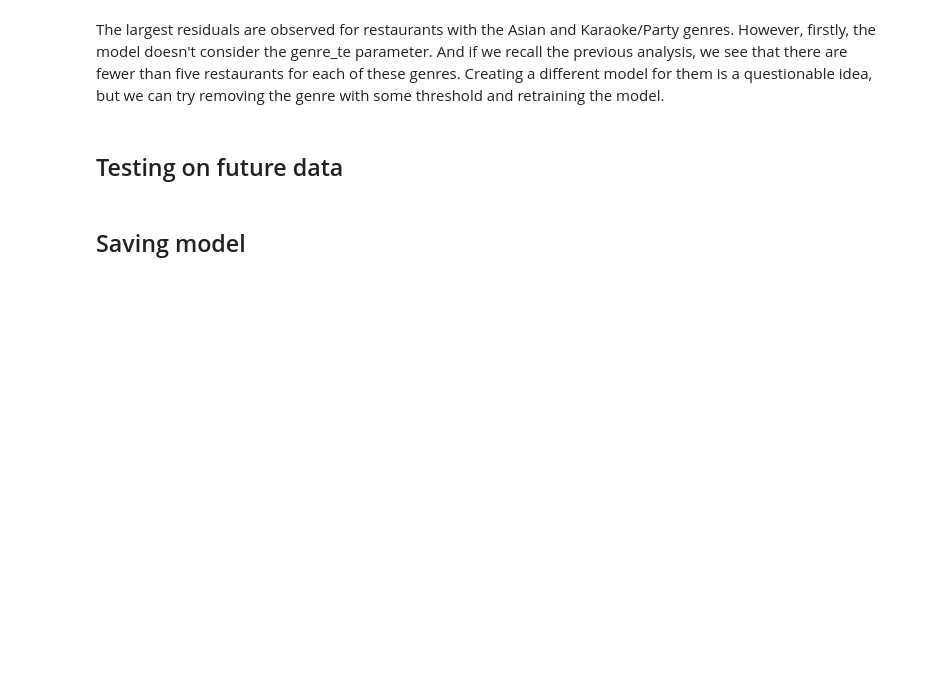
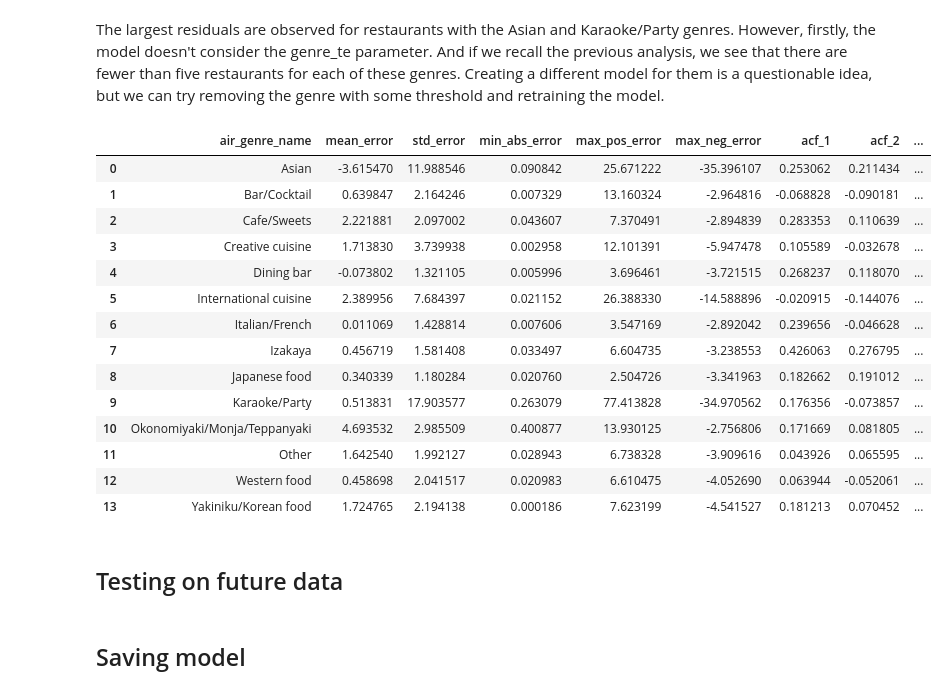
Before and after one commit to Lymuthien/mentoring_program, a Jupyter notebook: notebooks/5.0-model-training-lightgbm-optuna.ipynb, the cells around one changed output. Saved outputs shown, nothing was run; the diff lists cells and outputs as text; code cells hidden in the pictures; blank space fills up the shorter version.

Commit message:
Added tables with error statistics by city/genre. Absolute values are excluded from the error calculations.

```diff
--- a/notebooks/5.0-model-training-lightgbm-optuna.ipynb
+++ b/notebooks/5.0-model-training-lightgbm-optuna.ipynb
@@ -258,5 +276,23 @@ plot_daily_error_by_group(X_test, y_test_pred, y_test, AIR_GENRE_COL)
 # %% [markdown]
 The largest residuals are observed for restaurants with the Asian and Karaoke/Party genres. However, firstly, the model doesn't consider the genre_te parameter. And if we recall the previous analysis, we see that there are fewer than five restaurants for each of these genres. Creating a different model for them is a questionable idea, but we can try removing the genre with some threshold and retraining the model.
+# %%
+get_daily_error_stats_table(X_test, y_test_pred, y_test, AIR_GENRE_COL)
+# %% [output]
+|  | air_genre_name | mean_error | std_error | min_abs_error | max_pos_error | max_neg_error | acf_1 | acf_2 | ... |
+| 0 | Asian | -3.615470 | 11.988546 | 0.090842 | 25.671222 | -35.396107 | 0.253062 | 0.211434 | ... |
+| 1 | Bar/Cocktail | 0.639847 | 2.164246 | 0.007329 | 13.160324 | -2.964816 | -0.068828 | -0.090181 | ... |
+| 2 | Cafe/Sweets | 2.221881 | 2.097002 | 0.043607 | 7.370491 | -2.894839 | 0.283353 | 0.110639 | ... |
+| 3 | Creative cuisine | 1.713830 | 3.739938 | 0.002958 | 12.101391 | -5.947478 | 0.105589 | -0.032678 | ... |
+| 4 | Dining bar | -0.073802 | 1.321105 | 0.005996 | 3.696461 | -3.721515 | 0.268237 | 0.118070 | ... |
+| 5 | International cuisine | 2.389956 | 7.684397 | 0.021152 | 26.388330 | -14.588896 | -0.020915 | -0.144076 | ... |
+| 6 | Italian/French | 0.011069 | 1.428814 | 0.007606 | 3.547169 | -2.892042 | 0.239656 | -0.046628 | ... |
+| 7 | Izakaya | 0.456719 | 1.581408 | 0.033497 | 6.604735 | -3.238553 | 0.426063 | 0.276795 | ... |
+| 8 | Japanese food | 0.340339 | 1.180284 | 0.020760 | 2.504726 | -3.341963 | 0.182662 | 0.191012 | ... |
+| 9 | Karaoke/Party | 0.513831 | 17.903577 | 0.263079 | 77.413828 | -34.970562 | 0.176356 | -0.073857 | ... |
+| 10 | Okonomiyaki/Monja/Teppanyaki | 4.693532 | 2.985509 | 0.400877 | 13.930125 | -2.756806 | 0.171669 | 0.081805 | ... |
+| 11 | Other | 1.642540 | 1.992127 | 0.028943 | 6.738328 | -3.909616 | 0.043926 | 0.065595 | ... |
+| 12 | Western food | 0.458698 | 2.041517 | 0.020983 | 6.610475 | -4.052690 | 0.063944 | -0.052061 | ... |
+| 13 | Yakiniku/Korean food | 1.724765 | 2.194138 | 0.000186 | 7.623199 | -4.541527 | 0.181213 | 0.070452 | ... |
 # %% [markdown]
 ## Testing on future data
 # %%
```
Also changed, not shown: parts of 9 cells of this notebook, 3 other files.
